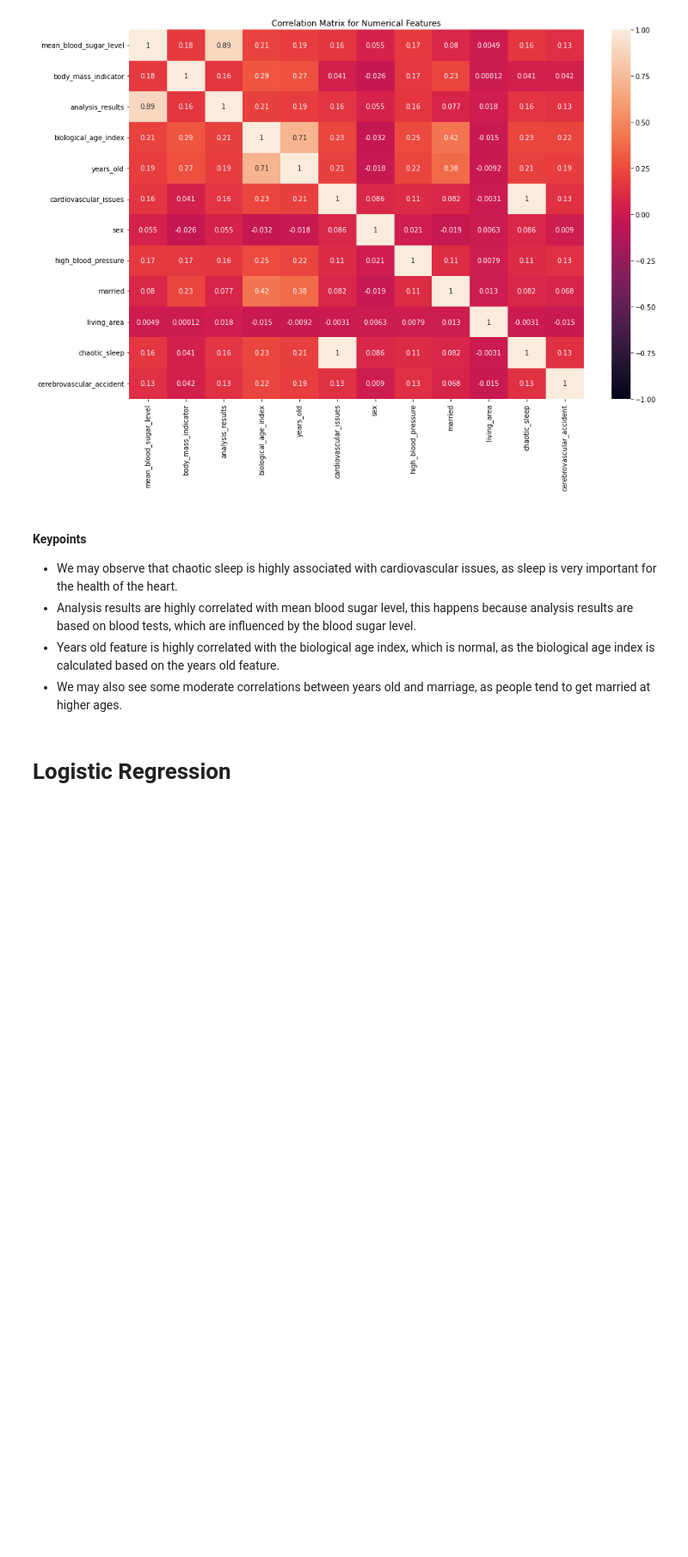
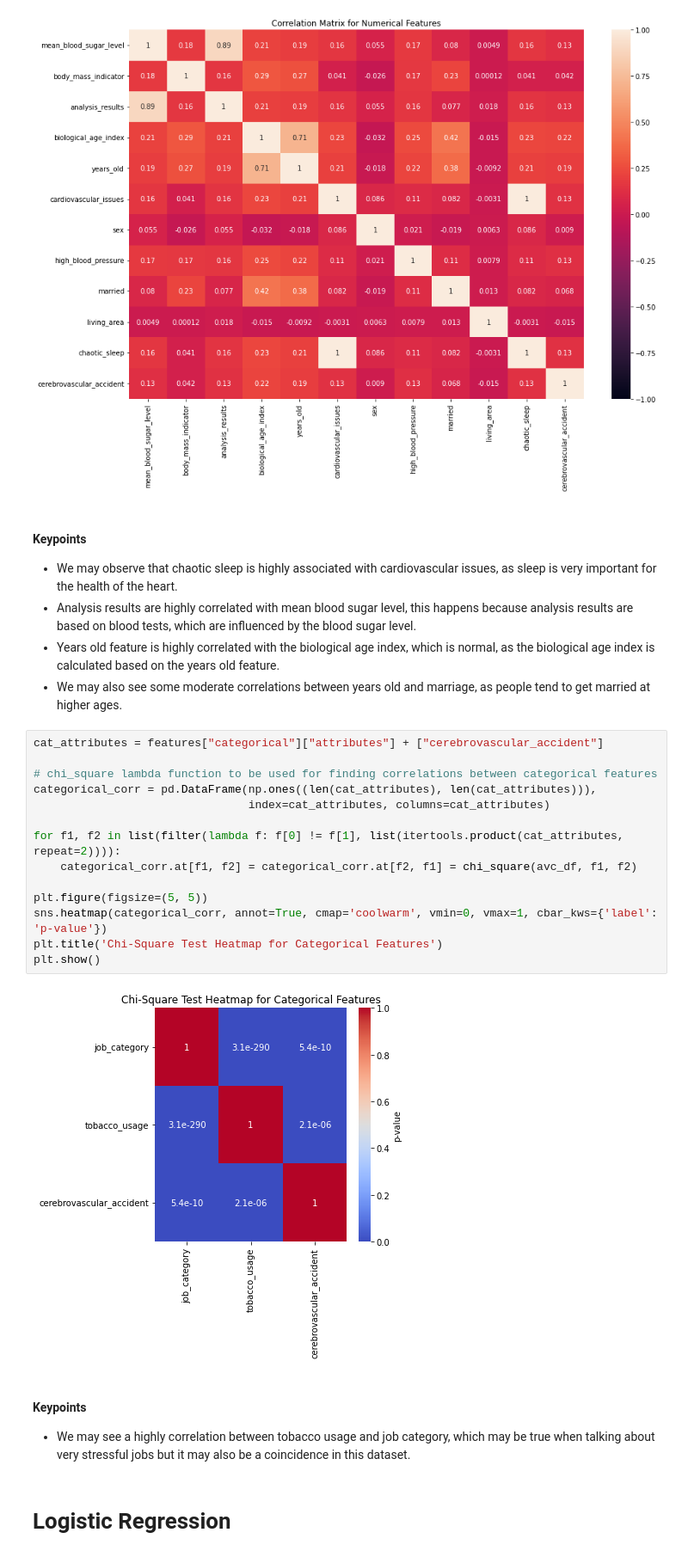
Before and after one commit to avramstefan/DS-Salary-AVC, a Jupyter notebook: main.ipynb, the cells around one changed output. Shown at 86% size. Drawn from its saved outputs; the diff is of its cells as text; blank space fills up the shorter version.

Commit message:
Finished correlation for AVC

```diff
--- a/main.ipynb
+++ b/main.ipynb
@@ -761,6 +761,25 @@ plt.show()
 * Analysis results are highly correlated with mean blood sugar level, this happens because analysis results are based on blood tests, which are influenced by the blood sugar level.
 * Years old feature is highly correlated with the biological age index, which is normal, as the biological age index is calculated based on the years old feature.
 * We may also see some moderate correlations between years old and marriage, as people tend to get married at higher ages.
+# %%
+cat_attributes = features["categorical"]["attributes"] + ["cerebrovascular_accident"]
+
+# chi_square lambda function to be used for finding correlations between categorical features
+categorical_corr = pd.DataFrame(np.ones((len(cat_attributes), len(cat_attributes))),
+                                index=cat_attributes, columns=cat_attributes)
+
+for f1, f2 in list(filter(lambda f: f[0] != f[1], list(itertools.product(cat_attributes, repeat=2)))):
+    categorical_corr.at[f1, f2] = categorical_corr.at[f2, f1] = chi_square(avc_df, f1, f2)
+
+plt.figure(figsize=(5, 5))
+sns.heatmap(categorical_corr, annot=True, cmap='coolwarm', vmin=0, vmax=1, cbar_kws={'label': 'p-value'})
+plt.title('Chi-Square Test Heatmap for Categorical Features')
+plt.show()
+# %% [output]
+[figure, added]
+# %% [markdown]
+#### Keypoints
+* We may see a highly correlation between tobacco usage and job category, which may be true when talking about very stressful jobs but it may also be a coincidence in this dataset.
 # %% [markdown]
 # Logistic Regression
 # %%
```
